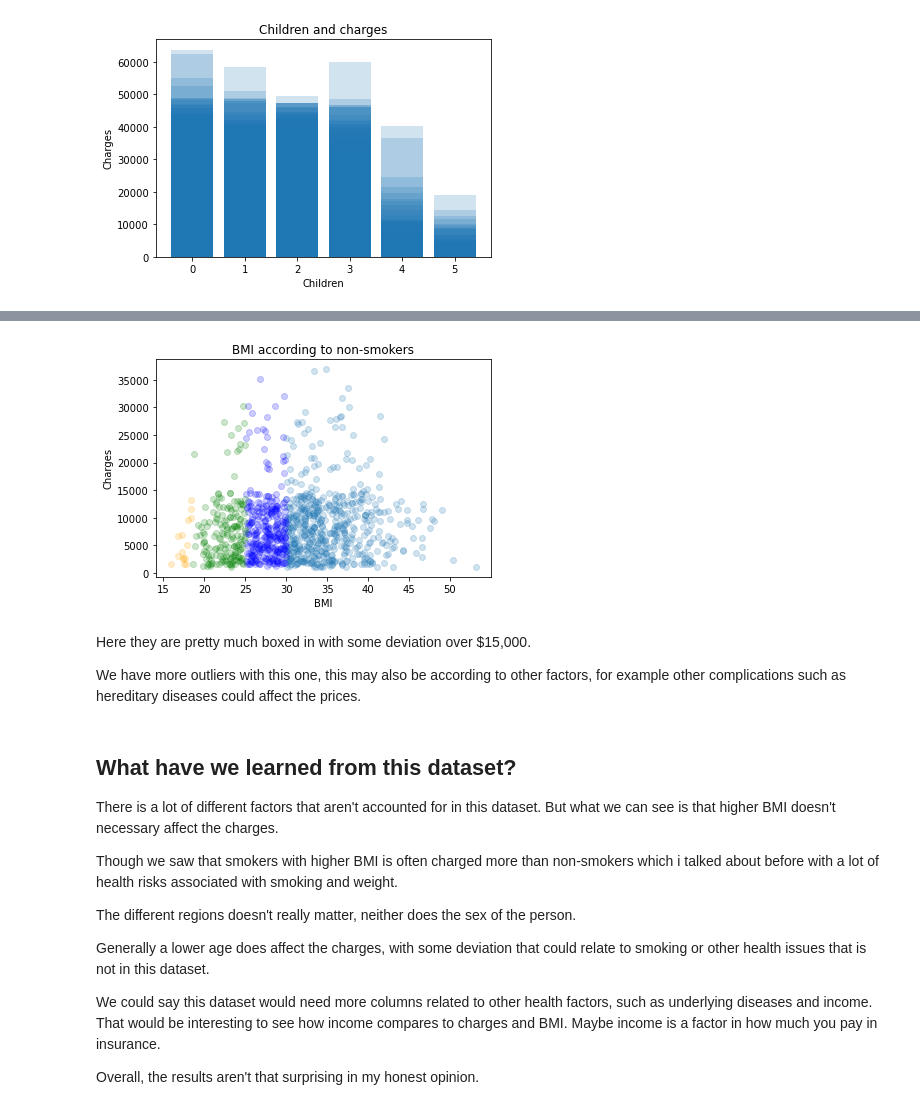
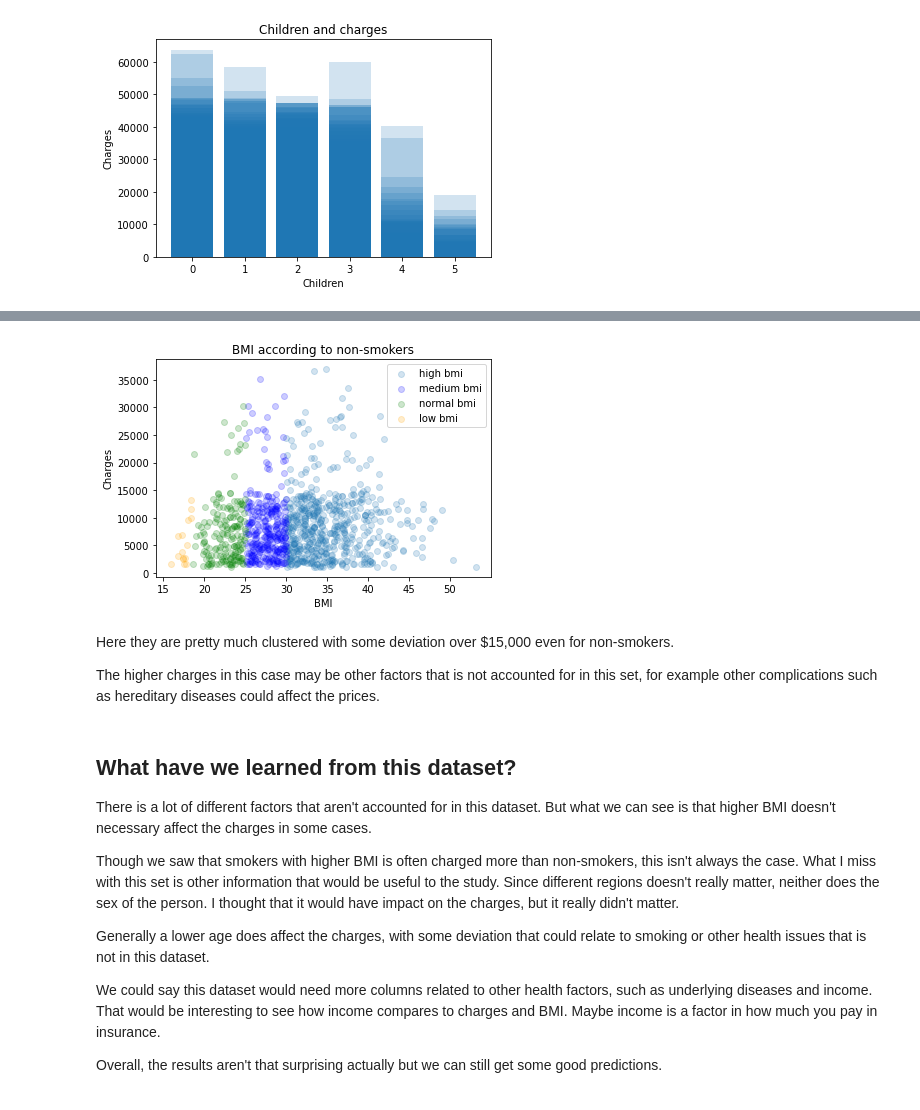
Before and after one commit to Shubban478/Data-Science, a Jupyter notebook: Sebastian.Lundgren_HMS.ipynb, the cells around one changed output, grey strips where cells are left out. Cells and saved outputs as stored; diff of their text form; code cells hidden in the pictures.

```diff
--- a/Sebastian.Lundgren_HMS.ipynb
+++ b/Sebastian.Lundgren_HMS.ipynb
@@ -980,34 +1004,33 @@ no_smokers_low_bmi_charges = insurance_df.loc[((insurance_df['bmi'] < 18.5) & (i
 # %%
 plt.scatter(no_smokers_high_bmi_charges.bmi, no_smokers_high_bmi_charges.charges, alpha=0.2, label='high bmi')
 plt.scatter(no_smokers_medium_bmi_charges.bmi, no_smokers_medium_bmi_charges.charges, alpha=0.2, label='medium bmi', color='blue')
 plt.scatter(no_smokers_normal_bmi_charges.bmi, no_smokers_normal_bmi_charges.charges, alpha=0.2, label='normal bmi', color='green')
 plt.scatter(no_smokers_low_bmi_charges.bmi, no_smokers_low_bmi_charges.charges, alpha=0.2, label='low bmi', color='orange')
 
 plt.title('BMI according to non-smokers')
 plt.xlabel('BMI')
 plt.ylabel('Charges')
+plt.legend()
 
 plt.show()
 # %% [output]
-[figure, old version]
+[figure, new version]
 # %% [markdown]
-Here they are pretty much boxed in with some deviation over $15,000.
+Here they are pretty much clustered with some deviation over $15,000 even for non-smokers.
 
-We have more outliers with this one, this may also be according to other factors, for example other complications such as hereditary diseases could affect the prices.
+The higher charges in this case may be other factors that is not accounted for in this set, for example other complications such as hereditary diseases could affect the prices.
 # %% [markdown]
 ## What have we learned from this dataset?
 
-There is a lot of different factors that aren't accounted for in this dataset. But what we can see is that higher BMI doesn't necessary affect the charges.
+There is a lot of different factors that aren't accounted for in this dataset. But what we can see is that higher BMI doesn't necessary affect the charges in some cases.
 
-Though we saw that smokers with higher BMI is often charged more than non-smokers which i talked about before with a lot of health risks associated with smoking and weight.
-
-The different regions doesn't really matter, neither does the sex of the person.
+Though we saw that smokers with higher BMI is often charged more than non-smokers, this isn't always the case. What I miss with this set is other information that would be useful to the study. Since different regions doesn't really matter, neither does the sex of the person. I thought that it would have impact on the charges, but it really didn't matter.
 
 Generally a lower age does affect the charges, with some deviation that could relate to smoking or other health issues that is not in this dataset.
 
 We could say this dataset would need more columns related to other health factors, such as underlying diseases and income. That would be interesting to see how income compares to charges and BMI. Maybe income is a factor in how much you pay in insurance.
 
-Overall, the results aren't that surprising in my honest opinion.
+Overall, the results aren't that surprising actually but we can still get some good predictions.
 # %% [markdown]
 ## What to do next?
 
```
Also changed, not shown: parts of 16 cells of this notebook, 4 other files.
